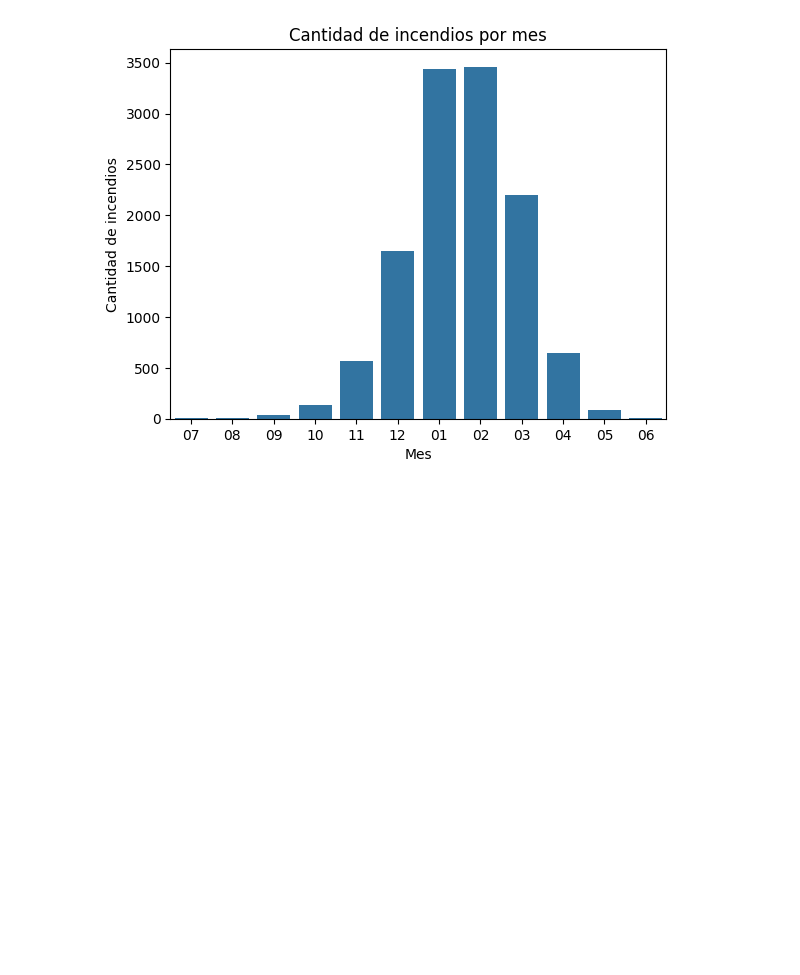
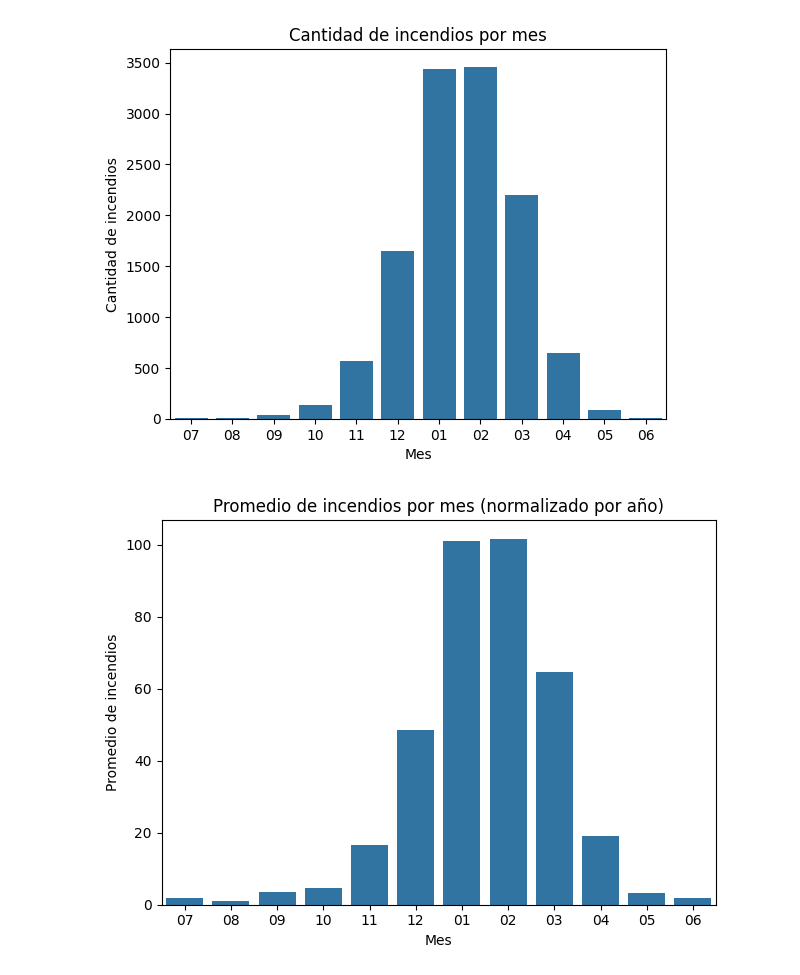
Before and after one commit to Kiki1108/incendios, a Jupyter notebook: analisis_chile.ipynb, the cells around one changed output. Drawn from its saved outputs; the diff is of its cells as text; code cells hidden in the pictures; blank space fills up the shorter version.

```diff
--- a/analisis_chile.ipynb
+++ b/analisis_chile.ipynb
@@ -179,3 +179,28 @@ plt.ylabel("Cantidad de incendios")
 plt.show()
 # %% [output]
 [figure]
+# %%
+# Asegúrate de que las fechas estén bien
+cicatrices_incedios["ign_date_conaf"] = pd.to_datetime(cicatrices_incedios["ign_date_conaf"])
+cicatrices_incedios["mes_incendio"] = cicatrices_incedios["ign_date_conaf"].dt.strftime("%m")
+cicatrices_incedios["anio"] = cicatrices_incedios["ign_date_conaf"].dt.year
+
+# Contar cantidad de cicatrices_incedios por mes y año
+conteo_por_mes_anio = cicatrices_incedios.groupby(["mes_incendio", "anio"]).size().reset_index(name="cantidad")
+
+# Calcular el promedio por mes
+promedio_incendios_mes = conteo_por_mes_anio.groupby("mes_incendio")["cantidad"].mean().reset_index()
+
+# Ordenar los meses
+orden_meses = ['07', '08', '09', '10', '11', '12', '01', '02', '03', '04', '05', '06']
+
+# Gráfico
+sns.barplot(data=promedio_incendios_mes, x="mes_incendio", y="cantidad", order=orden_meses)
+
+plt.title("Promedio de incendios por mes (normalizado por año)")
+plt.xlabel("Mes")
+plt.ylabel("Promedio de incendios")
+plt.tight_layout()
+plt.show()
+# %% [output]
+[figure, added]
```
Also changed, not shown: parts of 4 cells of this notebook, 3 other files.
